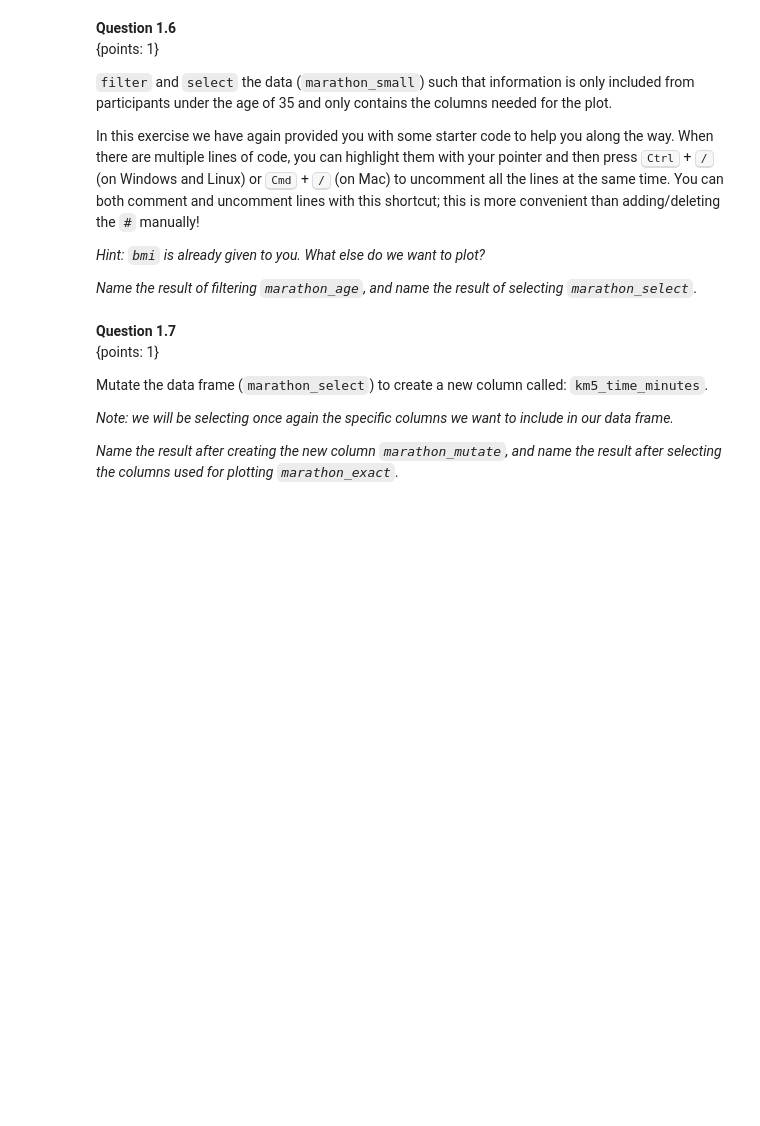
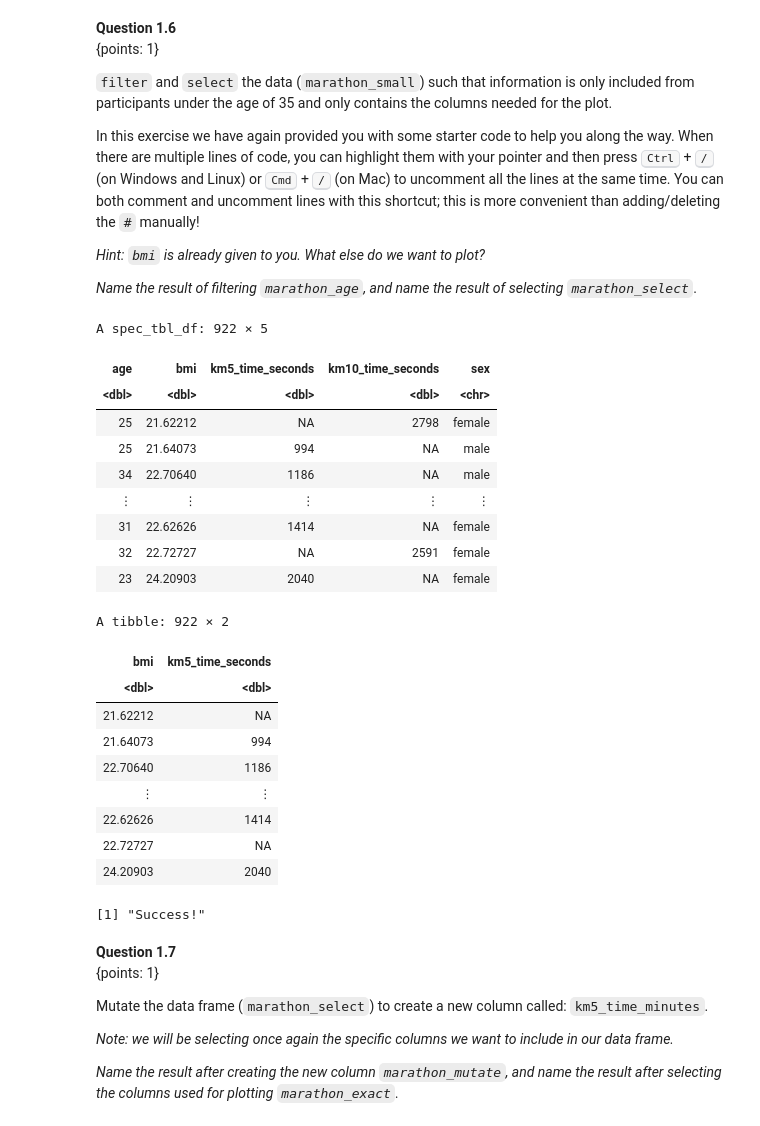
Before and after one commit to ca-vas/dsci-100-student, a Jupyter notebook: materials/R/tutorial_intro/tutorial_intro.ipynb, the cells around one changed output. Saved outputs shown, nothing was run; the diff lists cells and outputs as text; code cells hidden in the pictures; blank space fills up the shorter version.

```diff
--- a/materials/R/tutorial_intro/tutorial_intro.ipynb
+++ b/materials/R/tutorial_intro/tutorial_intro.ipynb
@@ -285,11 +265,32 @@ this is more convenient than adding/deleting the `#` manually!
 # %%
 # ... <- filter(marathon_small, ... < 35)
 # ... <- ...(marathon_age, bmi, ...)
 
-# your code here
-fail() # No Answer - remove if you provide an answer
+marathon_age<-filter(marathon_small,age<35)# your code here
+marathon_select<-select(marathon_age,bmi,km5_time_seconds)# No Answer - remove if you provide an answer
 marathon_age
 marathon_select
+# %% [output]
+A spec_tbl_df: 922 × 5
+| age | bmi | km5_time_seconds | km10_time_seconds | sex |
+| <dbl> | <dbl> | <dbl> | <dbl> | <chr> |
+| 25 | 21.62212 | NA | 2798 | female |
+| 25 | 21.64073 | 994 | NA | male |
+| 34 | 22.70640 | 1186 | NA | male |
+| ⋮ | ⋮ | ⋮ | ⋮ | ⋮ |
+| 31 | 22.62626 | 1414 | NA | female |
+| 32 | 22.72727 | NA | 2591 | female |
+| 23 | 24.20903 | 2040 | NA | female |
+A tibble: 922 × 2
+| bmi | km5_time_seconds |
+| <dbl> | <dbl> |
+| 21.62212 | NA |
+| 21.64073 | 994 |
+| 22.70640 | 1186 |
+| ⋮ | ⋮ |
+| 22.62626 | 1414 |
+| 22.72727 | NA |
+| 24.20903 | 2040 |
 # %%
 library(digest)
 stopifnot("marathon_age should be a data frame"= setequal(digest(paste(toString('data.frame' %in% class(marathon_age)), "f07bd")), "b745253159388334e51cb110c3241023"))
@@ -309,6 +310,8 @@ stopifnot("values in one or more character columns in marathon_select are not co
 stopifnot("values in one or more factor columns in marathon_select are not correct"= setequal(digest(paste(toString(if (any(sapply(marathon_select, is.factor))) sum(sapply(marathon_select[, sapply(marathon_select, is.factor)], function(col) length(unique(col)))) else 0), "f07be")), "d5e2f3cec205fbeee358c4daa2eb2568"))
 
 print('Success!')
+# %% [output]
+[1] "Success!"
 # %% [markdown]
 **Question 1.7**
 <br> {points: 1}
```
Also changed, not shown: parts of 31 cells of this notebook.
